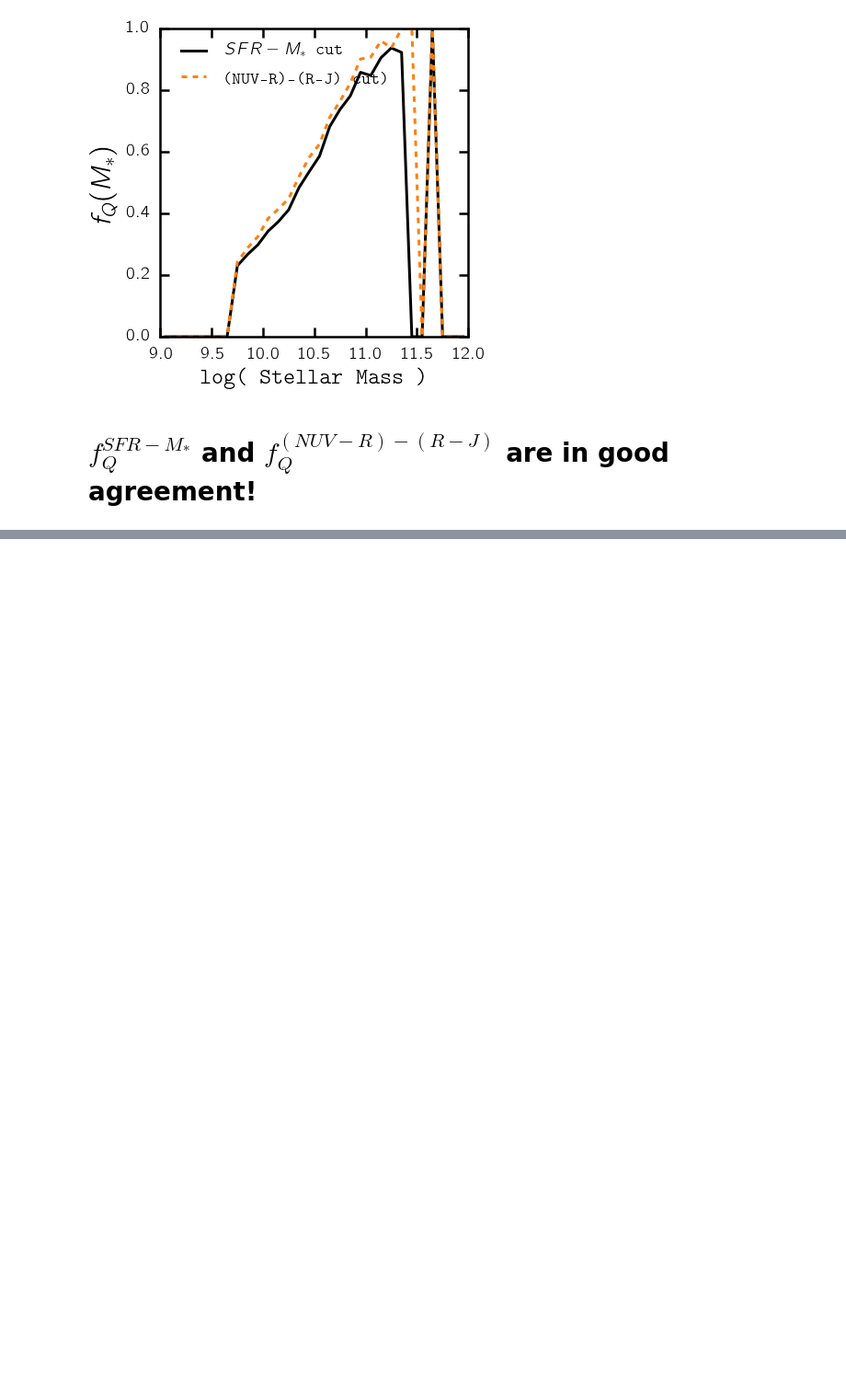
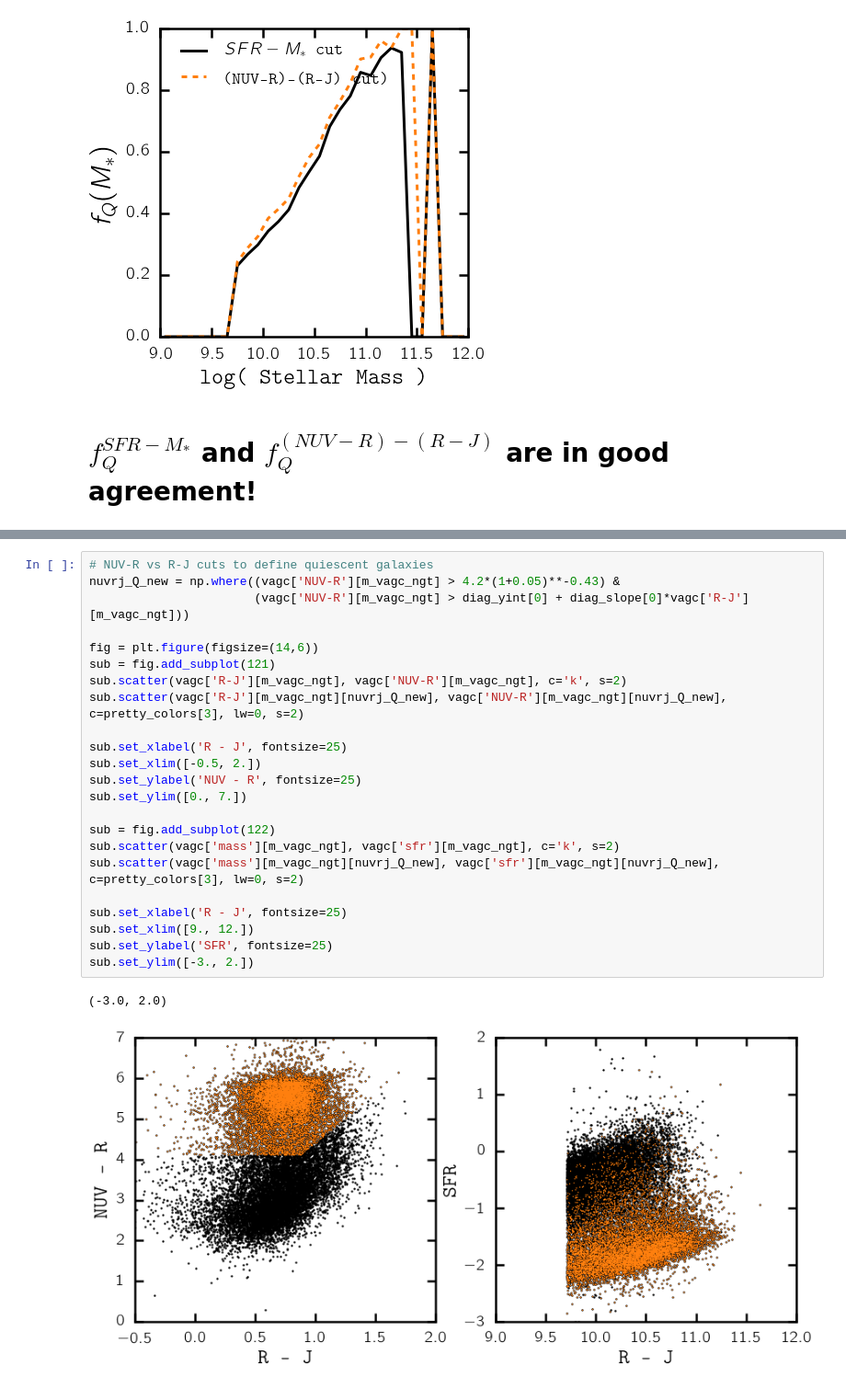
Before and after one commit to changhoonhahn/central_quenching, a Jupyter notebook: CenQue/ref_report_Major2.ipynb, the cells around one changed output, grey strips where cells are left out. Shown at 92% size. Drawn from its saved outputs; the diff is of its cells as text; blank space fills up the shorter version.

```diff
--- a/CenQue/ref_report_Major2.ipynb
+++ b/CenQue/ref_report_Major2.ipynb
@@ -217,0 +271,26 @@ sub.legend(loc='upper left')
+# %%
+# NUV-R vs R-J cuts to define quiescent galaxies
+nuvrj_Q_new = np.where((vagc['NUV-R'][m_vagc_ngt] > 4.2*(1+0.05)**-0.43) &
+                       (vagc['NUV-R'][m_vagc_ngt] > diag_yint[0] + diag_slope[0]*vagc['R-J'][m_vagc_ngt]))
+
+fig = plt.figure(figsize=(14,6))
+sub = fig.add_subplot(121)
+sub.scatter(vagc['R-J'][m_vagc_ngt], vagc['NUV-R'][m_vagc_ngt], c='k', s=2)
+sub.scatter(vagc['R-J'][m_vagc_ngt][nuvrj_Q_new], vagc['NUV-R'][m_vagc_ngt][nuvrj_Q_new], c=pretty_colors[3], lw=0, s=2)
+
+sub.set_xlabel('R - J', fontsize=25)
+sub.set_xlim([-0.5, 2.])
+sub.set_ylabel('NUV - R', fontsize=25)
+sub.set_ylim([0., 7.])
+
+sub = fig.add_subplot(122)
+sub.scatter(vagc['mass'][m_vagc_ngt], vagc['sfr'][m_vagc_ngt], c='k', s=2)
+sub.scatter(vagc['mass'][m_vagc_ngt][nuvrj_Q_new], vagc['sfr'][m_vagc_ngt][nuvrj_Q_new], c=pretty_colors[3], lw=0, s=2)
+
+sub.set_xlabel('R - J', fontsize=25)
+sub.set_xlim([9., 12.])
+sub.set_ylabel('SFR', fontsize=25)
+sub.set_ylim([-3., 2.])
+# %% [output]
+(-3.0, 2.0)
+[figure, added]
```
Also changed, not shown: parts of 8 cells of this notebook, 2 other files.
